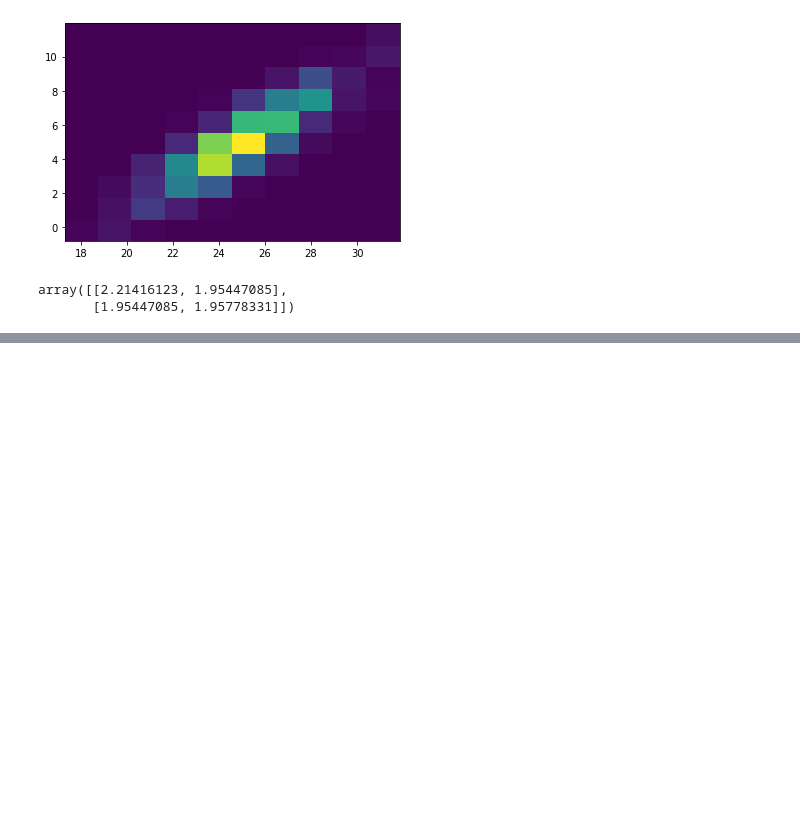
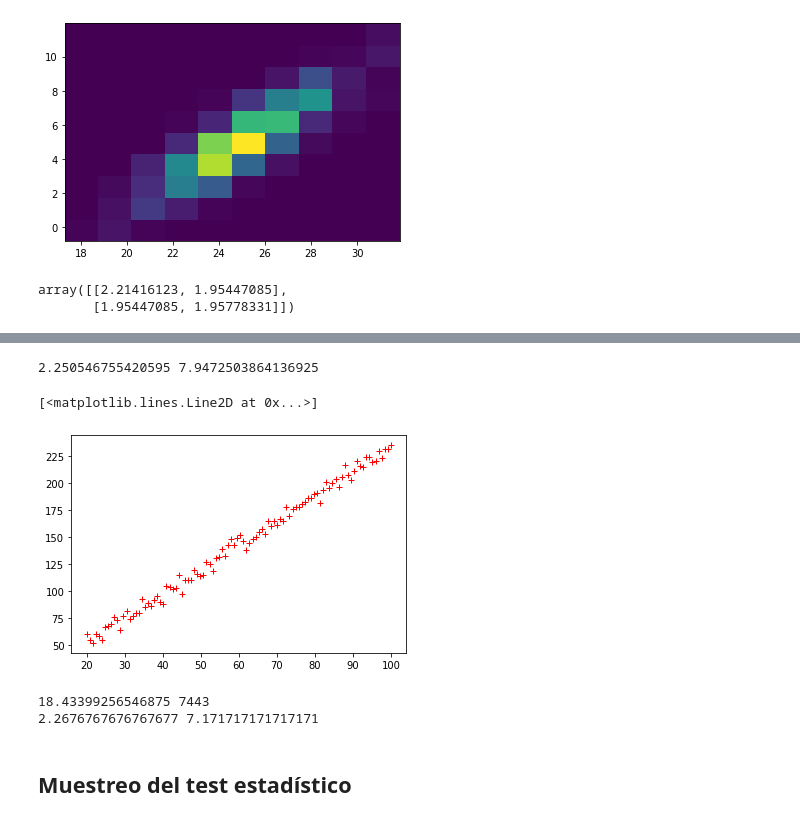
Before and after one commit to UDEA-Esp-Analitica-y-Ciencia-de-Datos/EACD-02-ESTADISTICA, a Jupyter notebook: Sesión_3.ipynb, the cells around one changed output, grey strips where cells are left out. Cells and saved outputs as stored; diff of their text form; code cells hidden in the pictures; blank space fills up the shorter version.

```diff
--- a/Sesión_3.ipynb
+++ b/Sesión_3.ipynb
@@ -210,0 +218,31 @@ array([[2.21416123, 1.95447085],
+# %%
+Pendiente=np.random.uniform(0.1,3)
+Intercepto=np.random.uniform(5,10)
+print(Pendiente,Intercepto)
+# %% [output]
+2.250546755420595 7.9472503864136925
+# %%
+RectaPrincipal=RectaConVariabilidad(20,100,Pendiente,Intercepto,100,sigma=5)
+plt.plot(RectaPrincipal[0],RectaPrincipal[1],'r+')
+# %% [output]
+[<matplotlib.lines.Line2D at 0x...>]
+[figure, added]
+# %%
+m_scan=np.linspace(0.1,3,100)
+b_scan=np.linspace(5,10,100)
+chi2scan=[]
+for i in m_scan:
+  for j in b_scan:
+    chi2scan.append([i,j,Line_chi2(RectaPrincipal[1],RectaPrincipal[0],i,j)])
+OnlyChi2=np.array(chi2scan).take(indices=2,axis=1)
+MinChi2=OnlyChi2.min()
+ArgMinChi2=OnlyChi2.argmin()
+print(MinChi2,ArgMinChi2)
+bestm=np.array(chi2scan).take(indices=0,axis=1)[ArgMinChi2]
+bestb=np.array(chi2scan).take(indices=1,axis=1)[ArgMinChi2]
+print(bestm,bestb)
+# %% [output]
+18.43399256546875 7443
+2.2676767676767677 7.171717171717171
+# %% [markdown]
+## Muestreo del test estadístico
```
Also changed, not shown: parts of 14 cells of this notebook.
